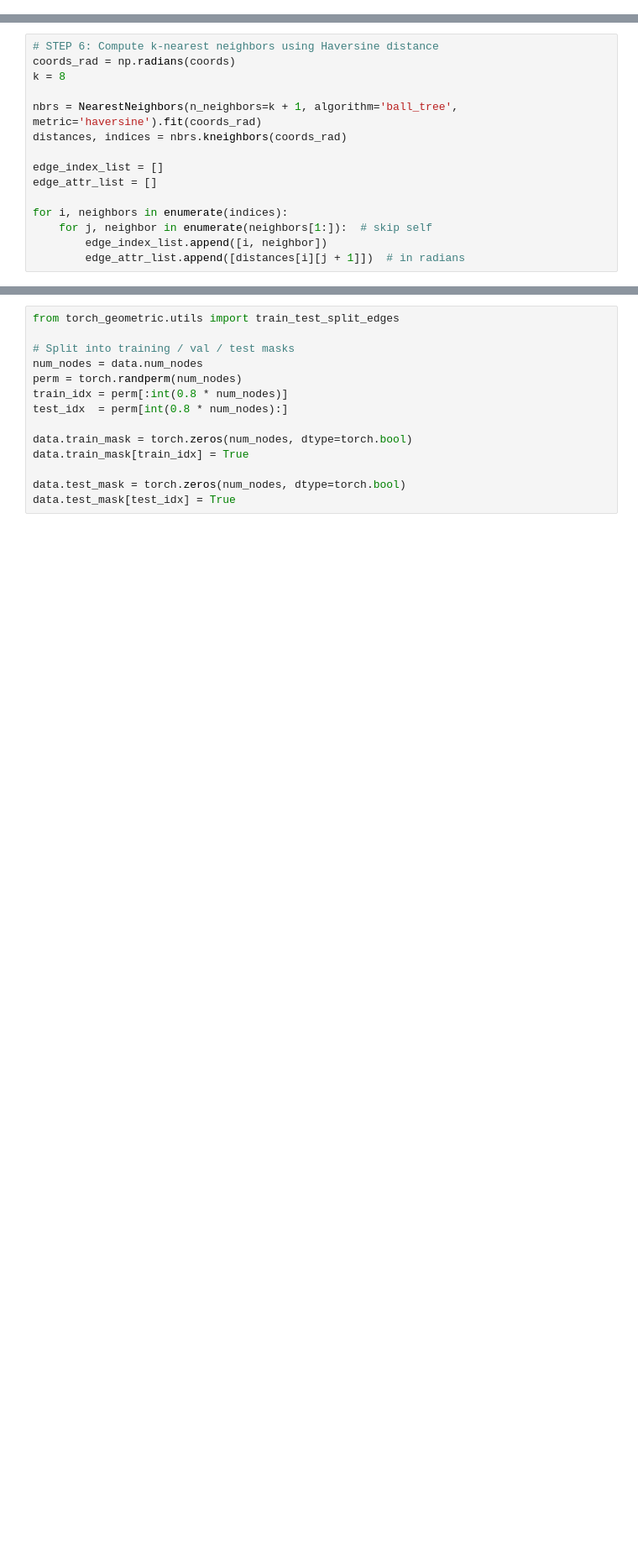
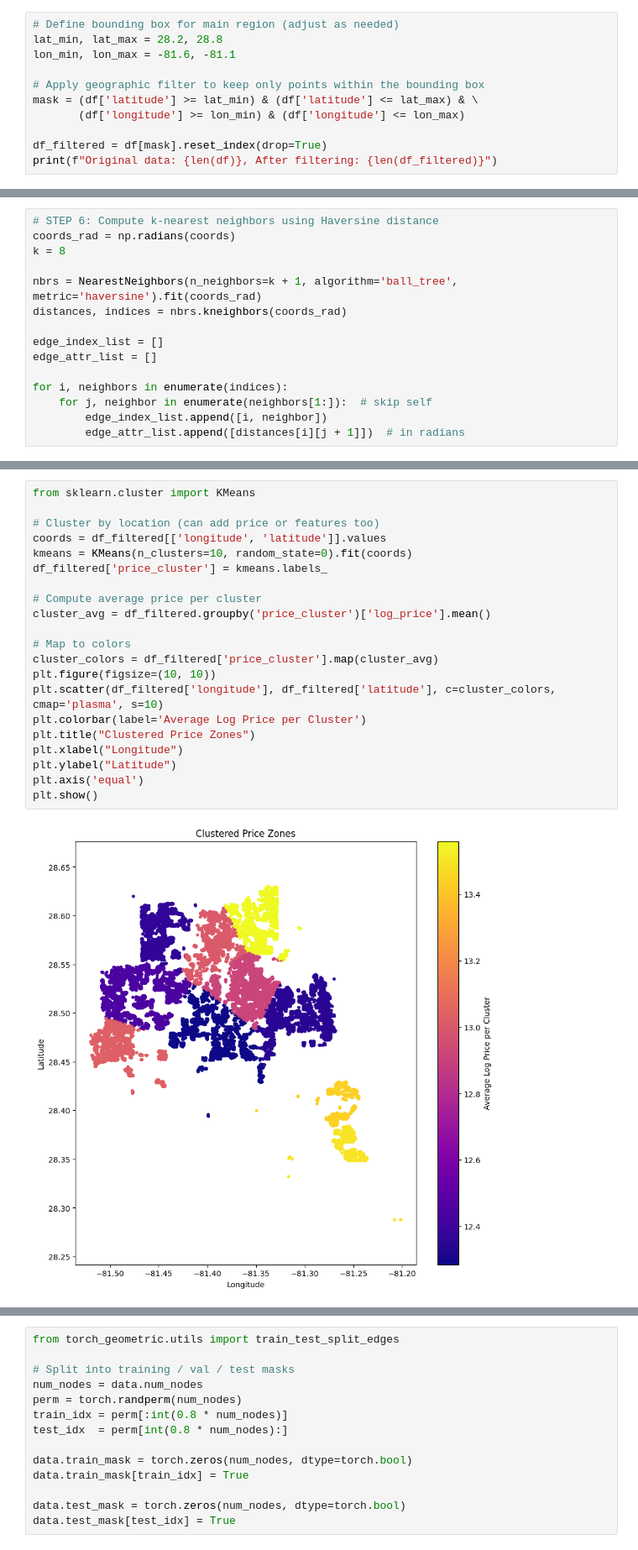
Before and after one commit to miguelc15/EEL6879_FP, a Jupyter notebook: GCN_Models.ipynb, the cells around one changed output, grey strips where cells are left out. Shown at 84% size. Drawn from its saved outputs; the diff is of its cells as text; blank space fills up the shorter version.

```diff
--- a/GCN_Models.ipynb
+++ b/GCN_Models.ipynb
@@ -50,0 +141,11 @@ df.head()
+# %%
+# Define bounding box for main region (adjust as needed)
+lat_min, lat_max = 28.2, 28.8
+lon_min, lon_max = -81.6, -81.1
+
+# Apply geographic filter to keep only points within the bounding box
+mask = (df['latitude'] >= lat_min) & (df['latitude'] <= lat_max) & \
+       (df['longitude'] >= lon_min) & (df['longitude'] <= lon_max)
+
+df_filtered = df[mask].reset_index(drop=True)
+print(f"Original data: {len(df)}, After filtering: {len(df_filtered)}")
@@ -189,0 +442,23 @@ plt.show()
+# %%
+from sklearn.cluster import KMeans
+
+# Cluster by location (can add price or features too)
+coords = df_filtered[['longitude', 'latitude']].values
+kmeans = KMeans(n_clusters=10, random_state=0).fit(coords)
+df_filtered['price_cluster'] = kmeans.labels_
+
+# Compute average price per cluster
+cluster_avg = df_filtered.groupby('price_cluster')['log_price'].mean()
+
+# Map to colors
+cluster_colors = df_filtered['price_cluster'].map(cluster_avg)
+plt.figure(figsize=(10, 10))
+plt.scatter(df_filtered['longitude'], df_filtered['latitude'], c=cluster_colors, cmap='plasma', s=10)
+plt.colorbar(label='Average Log Price per Cluster')
+plt.title("Clustered Price Zones")
+plt.xlabel("Longitude")
+plt.ylabel("Latitude")
+plt.axis('equal')
+plt.show()
+# %% [output]
+[figure, added]
```
Also changed, not shown: parts of 43 cells of this notebook, 3 other files.
